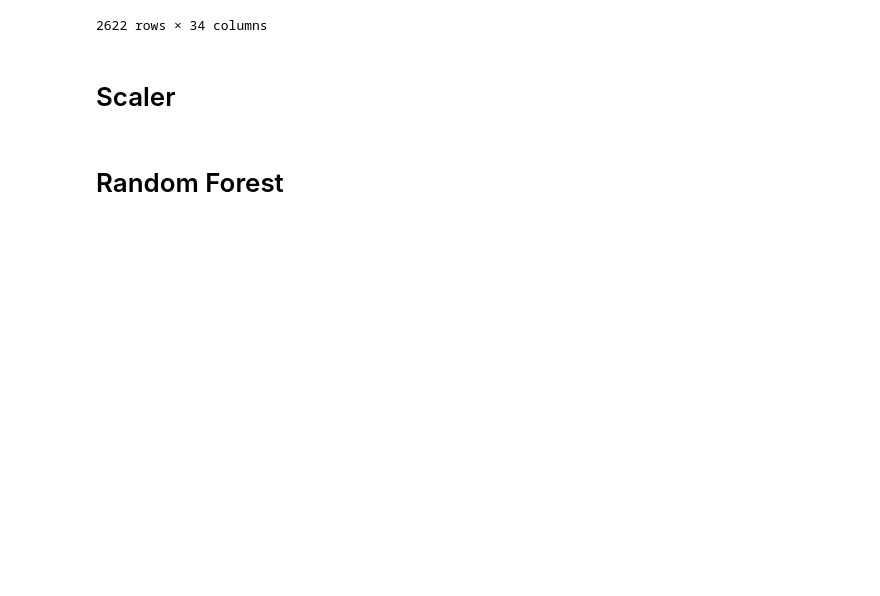
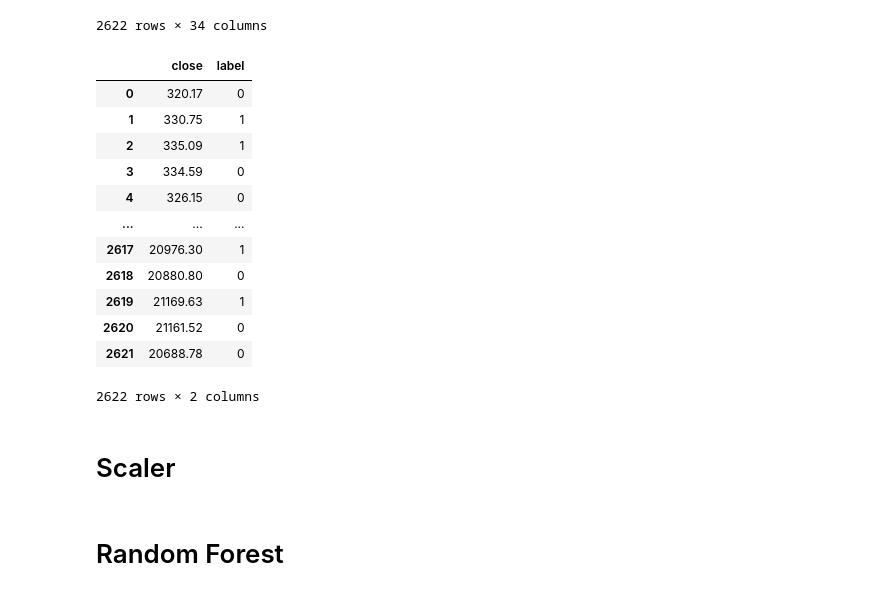
Before and after one commit to keyhanRayati/data_analysis_final_project, a Jupyter notebook: main2.ipynb, the cells around one changed output. Cells and saved outputs as stored; diff of their text form; code cells hidden in the pictures; blank space fills up the shorter version.

```diff
--- a/main2.ipynb
+++ b/main2.ipynb
@@ -18,6 +18,22 @@ data
 | 2620 | 2023-01-17 | 1577.1100 | 1594.0000 | 1553.3400 | 1567.8500 | 7.599463e+09 | 1.918634e+11 | 1.0 | 1.0 | 1.0000 | ... |
 | 2621 | 2023-01-18 | 1567.7000 | 1602.1100 | 1509.4200 | 1515.5100 | 1.035488e+10 | 1.854585e+11 | 1.0 | 1.0 | 0.9999 | ... |
 2622 rows × 34 columns
+# %%
+data[['close', 'label']]
+# %% [output]
+|  | close | label |
+| 0 | 320.17 | 0 |
+| 1 | 330.75 | 1 |
+| 2 | 335.09 | 1 |
+| 3 | 334.59 | 0 |
+| 4 | 326.15 | 0 |
+| ... | ... | ... |
+| 2617 | 20976.30 | 1 |
+| 2618 | 20880.80 | 0 |
+| 2619 | 21169.63 | 1 |
+| 2620 | 21161.52 | 0 |
+| 2621 | 20688.78 | 0 |
+2622 rows × 2 columns
 # %% [markdown]
 # Scaler
 # %%
```
Also changed, not shown: parts of 132 cells of this notebook.
